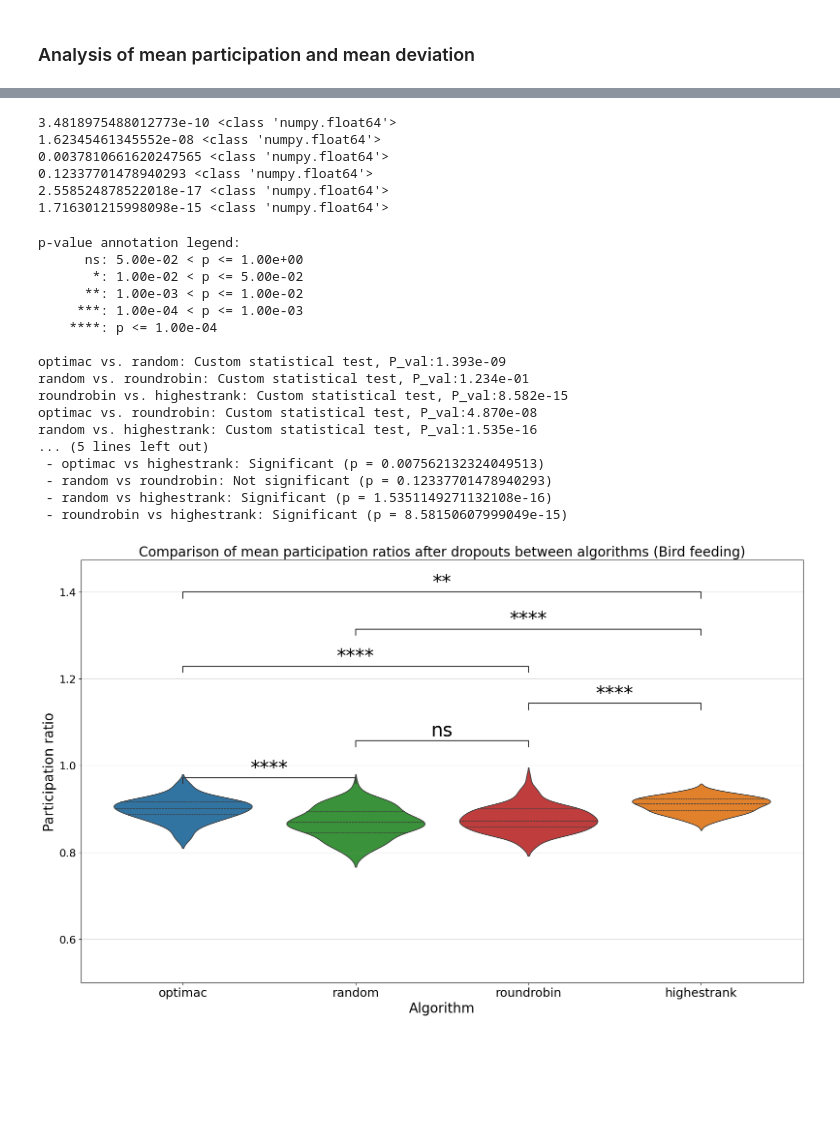
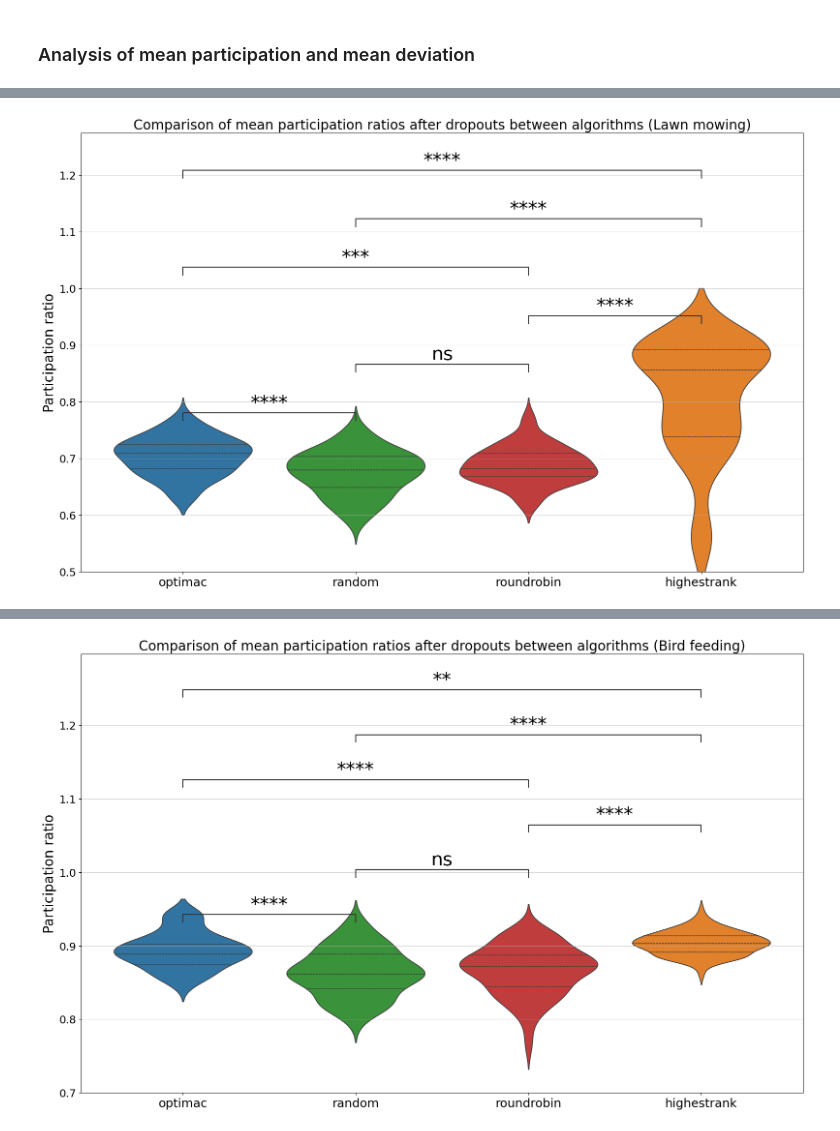
Before and after one commit to novincent/OptimacForm, a Jupyter notebook: simulation/simulationfile.ipynb, the cells around one changed output, grey strips where cells are left out. Drawn from its saved outputs; the diff is of its cells as text; code cells hidden in the pictures; blank space fills up the shorter version.

Commit message:
actualised plots

```diff
--- a/simulation/simulationfile.ipynb
+++ b/simulation/simulationfile.ipynb
@@ -174,5 +174,5 @@ for scenario in range(2):
 for scenario in range(2):
     [_,_,_,_,devs,_] = data[scenario]
     x = {m : np.array(devs[m]).mean(axis = 1) for m in methods}
-    plot_violins(x, f"Comparison of mean deviation to target distribution between algorithms({scenario_names[scenario]})","Mean deviation",ylim=(0,0.3))
+    plot_violins(x, f"Comparison of average deviation to target distribution between algorithms ({scenario_names[scenario]})","Deviation",ylim=(0,0.3))
 # %% [output]
@@ -221,6 +215,7 @@ random vs. highestrank: Custom statistical test, P_val:9.665e-31
 # %%
+ylims = [(0.5,1.2),(0.7,1.2)]
 for scenario in range(2):
     [_,_,_,_,_,part_ratios] = data[scenario]
     ratios = {m : part_ratios[m].mean(axis = 1) for m in methods}
-    plot_violins(ratios, f"Comparison of mean participation ratios after dropouts between algorithms ({scenario_names[scenario]})","Participation ratio",ylim = (0.5,1.2))
+    plot_violins(ratios, f"Comparison of mean participation ratios after dropouts between algorithms ({scenario_names[scenario]})","Participation ratio",ylim = ylims[scenario])
 # %% [output]
@@ -232,0 +239 @@ for scenario in range(2):
+[figure, new version]
@@ -251,24 +257 @@ random vs. highestrank: Custom statistical test, P_val:0.000e+00
-3.4818975488012773e-10 <class 'numpy.float64'>
-1.62345461345552e-08 <class 'numpy.float64'>
-0.0037810661620247565 <class 'numpy.float64'>
-0.12337701478940293 <class 'numpy.float64'>
-2.558524878522018e-17 <class 'numpy.float64'>
-1.716301215998098e-15 <class 'numpy.float64'>
-p-value annotation legend:
-      ns: 5.00e-02 < p <= 1.00e+00
-       *: 1.00e-02 < p <= 5.00e-02
-      **: 1.00e-03 < p <= 1.00e-02
-     ***: 1.00e-04 < p <= 1.00e-03
-    ****: p <= 1.00e-04
-
-optimac vs. random: Custom statistical test, P_val:1.393e-09
-random vs. roundrobin: Custom statistical test, P_val:1.234e-01
-roundrobin vs. highestrank: Custom statistical test, P_val:8.582e-15
-optimac vs. roundrobin: Custom statistical test, P_val:4.870e-08
-random vs. highestrank: Custom statistical test, P_val:1.535e-16
-... (5 lines left out)
- - optimac vs highestrank: Significant (p = 0.007562132324049513)
- - random vs roundrobin: Not significant (p = 0.12337701478940293)
- - random vs highestrank: Significant (p = 1.5351149271132108e-16)
- - roundrobin vs highestrank: Significant (p = 8.58150607999049e-15)
-[figure, old version]
+[figure, new version]
```
Also changed, not shown: parts of 4 cells of this notebook, 9 other files.
